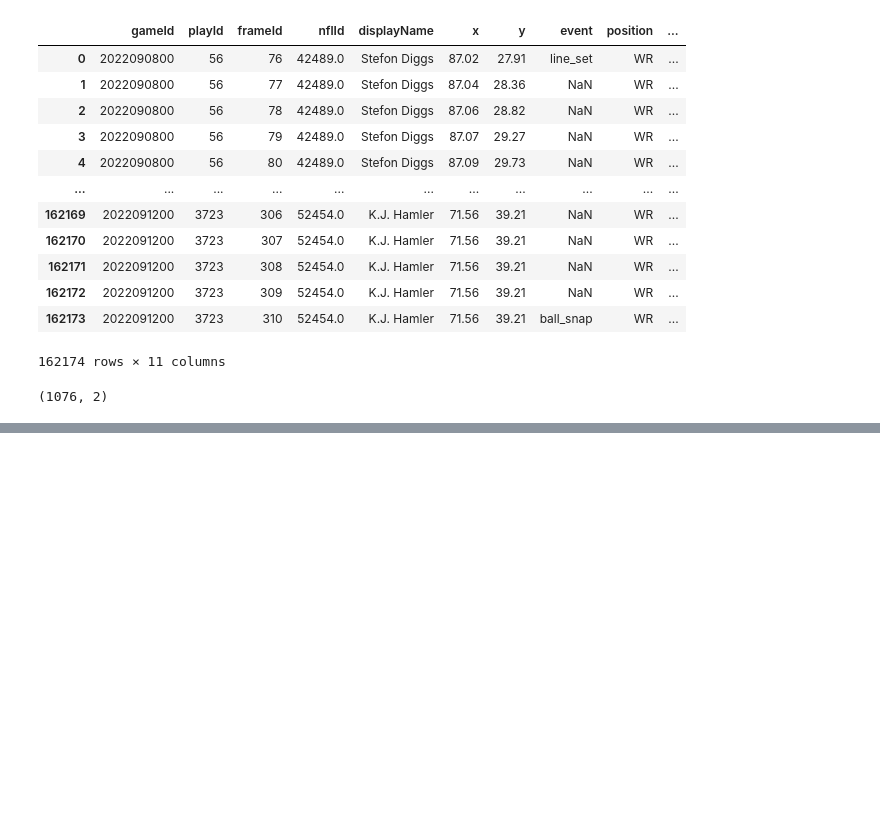
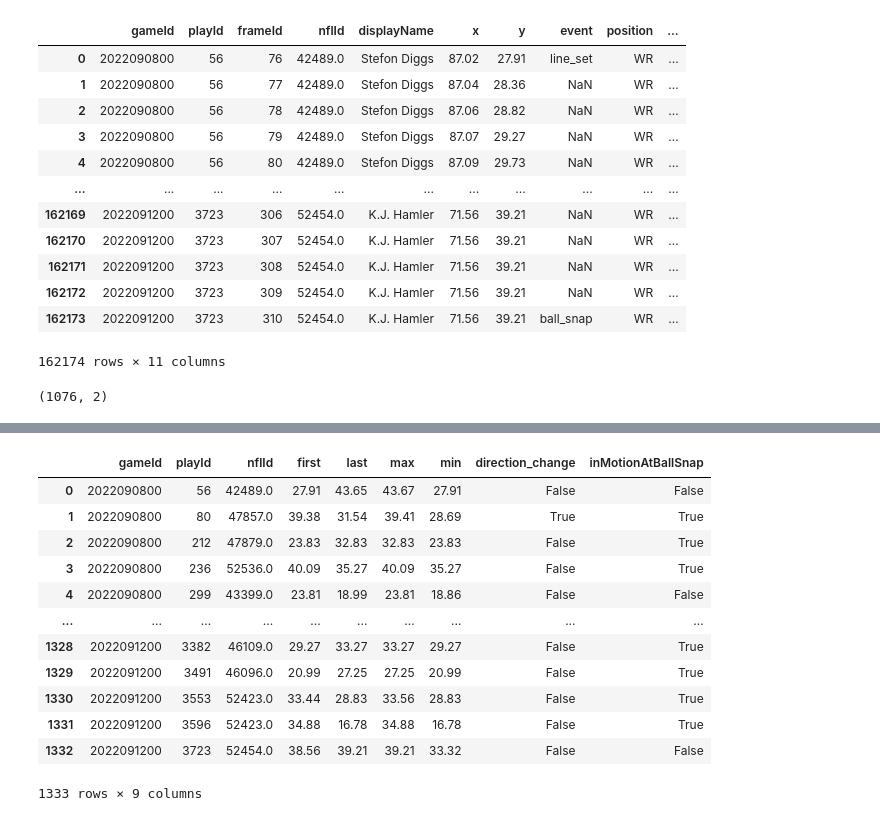
Before and after one commit to rohitbh7/nfl, a Jupyter notebook: clusteringmotion.ipynb, the cells around one changed output, grey strips where cells are left out. Drawn from its saved outputs; the diff is of its cells as text; code cells hidden in the pictures; blank space fills up the shorter version.

```diff
--- a/clusteringmotion.ipynb
+++ b/clusteringmotion.ipynb
@@ -142,3 +145,5 @@ filtered_df
 filtered_df[['gameId','playId']].drop_duplicates().shape
 # %% [output]
 (1076, 2)
+# %%
+motionstats = filtered_df.groupby(['gameId', 'playId', 'nflId'])['y'].agg(['first', 'last', 'max', 'min']).reset_index()
@@ -144,0 +166,5 @@ filtered_df[['gameId','playId']].drop_duplicates().shape
+# %%
+motionstats['direction_change'] = np.where((motionstats['last'] > motionstats['first']) & (motionstats['max'] > (motionstats['last'] + 1)),
+    True,
+    np.where((motionstats['last'] <= motionstats['first']) & (motionstats['min'] < (motionstats['last'] - 1)),True,False)
+)
@@ -144,0 +187,24 @@ filtered_df[['gameId','playId']].drop_duplicates().shape
+# %%
+motionstats = pd.merge(
+    motionstats,
+    playerplay[['gameId','playId','nflId','inMotionAtBallSnap']],
+    how="left",
+    left_on=['gameId','playId','nflId'],
+    right_on=['gameId','playId','nflId']
+)
+# %%
+motionstats
+# %% [output]
+|  | gameId | playId | nflId | first | last | max | min | direction_change | inMotionAtBallSnap |
+| 0 | 2022090800 | 56 | 42489.0 | 27.91 | 43.65 | 43.67 | 27.91 | False | False |
+| 1 | 2022090800 | 80 | 47857.0 | 39.38 | 31.54 | 39.41 | 28.69 | True | True |
+| 2 | 2022090800 | 212 | 47879.0 | 23.83 | 32.83 | 32.83 | 23.83 | False | True |
+| 3 | 2022090800 | 236 | 52536.0 | 40.09 | 35.27 | 40.09 | 35.27 | False | True |
+| 4 | 2022090800 | 299 | 43399.0 | 23.81 | 18.99 | 23.81 | 18.86 | False | False |
+| ... | ... | ... | ... | ... | ... | ... | ... | ... | ... |
+| 1328 | 2022091200 | 3382 | 46109.0 | 29.27 | 33.27 | 33.27 | 29.27 | False | True |
+| 1329 | 2022091200 | 3491 | 46096.0 | 20.99 | 27.25 | 27.25 | 20.99 | False | True |
+| 1330 | 2022091200 | 3553 | 52423.0 | 33.44 | 28.83 | 33.56 | 28.83 | False | True |
+| 1331 | 2022091200 | 3596 | 52423.0 | 34.88 | 16.78 | 34.88 | 16.78 | False | True |
+| 1332 | 2022091200 | 3723 | 52454.0 | 38.56 | 39.21 | 39.21 | 33.32 | False | False |
+1333 rows × 9 columns
```
Also changed, not shown: parts of 5 cells of this notebook.
